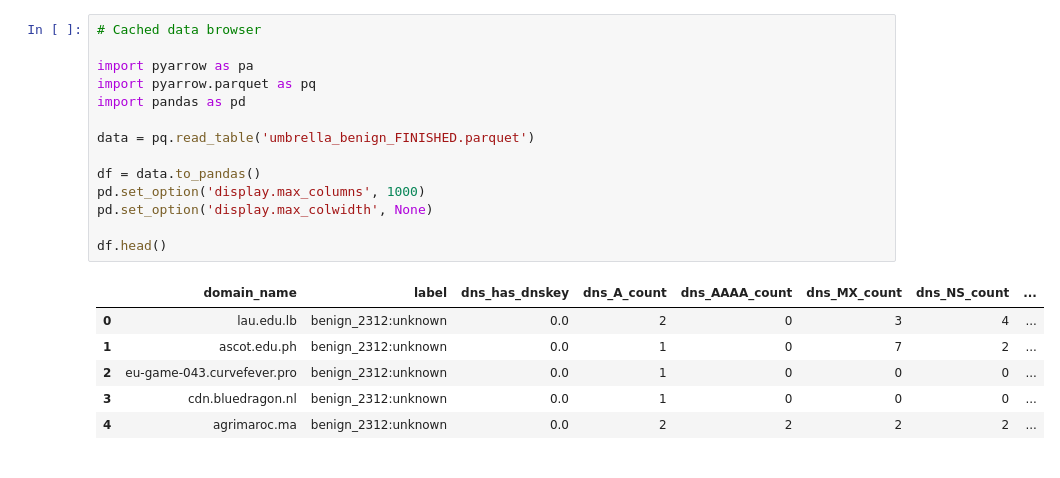
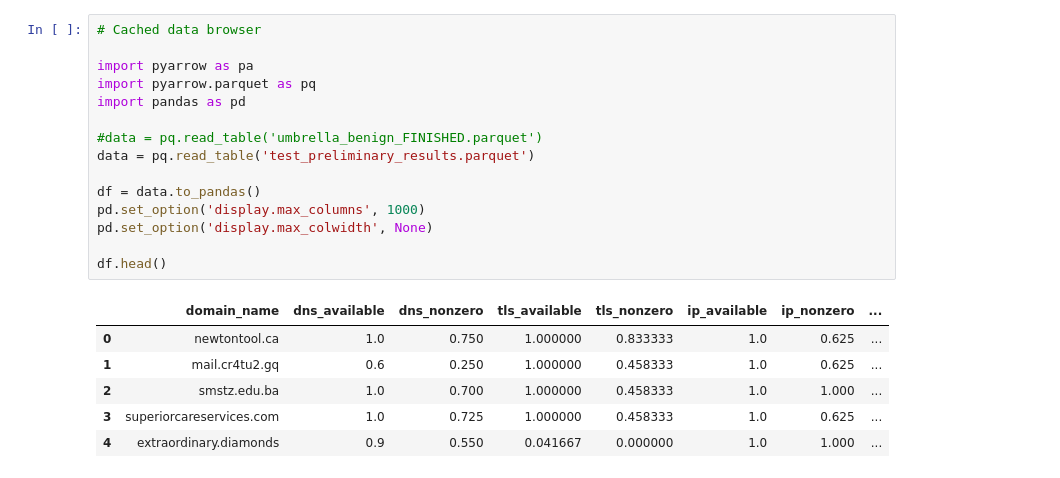
Before and after one commit to nesfit/domainradar-training, a Jupyter notebook: feature-extraction/parquetbrowse.ipynb, the cells around one changed output. Cells and saved outputs as stored; diff of their text form.

```diff
--- a/feature-extraction/parquetbrowse.ipynb
+++ b/feature-extraction/parquetbrowse.ipynb
@@ -1,21 +1,22 @@
 # %%
 # Cached data browser
 
 import pyarrow as pa
 import pyarrow.parquet as pq
 import pandas as pd
 
-data = pq.read_table('umbrella_benign_FINISHED.parquet')
+#data = pq.read_table('umbrella_benign_FINISHED.parquet')
+data = pq.read_table('test_preliminary_results.parquet')
 
 df = data.to_pandas()
 pd.set_option('display.max_columns', 1000)
 pd.set_option('display.max_colwidth', None)
 
 df.head()
 # %% [output]
-|  | domain_name | label | dns_has_dnskey | dns_A_count | dns_AAAA_count | dns_MX_count | dns_NS_count | ... |
-| 0 | lau.edu.lb | benign_2312:unknown | 0.0 | 2 | 0 | 3 | 4 | ... |
-| 1 | ascot.edu.ph | benign_2312:unknown | 0.0 | 1 | 0 | 7 | 2 | ... |
-| 2 | eu-game-043.curvefever.pro | benign_2312:unknown | 0.0 | 1 | 0 | 0 | 0 | ... |
-| 3 | cdn.bluedragon.nl | benign_2312:unknown | 0.0 | 1 | 0 | 0 | 0 | ... |
-| 4 | agrimaroc.ma | benign_2312:unknown | 0.0 | 2 | 2 | 2 | 2 | ... |
+|  | domain_name | dns_available | dns_nonzero | tls_available | tls_nonzero | ip_available | ip_nonzero | ... |
+| 0 | newtontool.ca | 1.0 | 0.750 | 1.000000 | 0.833333 | 1.0 | 0.625 | ... |
+| 1 | mail.cr4tu2.gq | 0.6 | 0.250 | 1.000000 | 0.458333 | 1.0 | 0.625 | ... |
+| 2 | smstz.edu.ba | 1.0 | 0.700 | 1.000000 | 0.458333 | 1.0 | 1.000 | ... |
+| 3 | superiorcareservices.com | 1.0 | 0.725 | 1.000000 | 0.458333 | 1.0 | 0.625 | ... |
+| 4 | extraordinary.diamonds | 0.9 | 0.550 | 0.041667 | 0.000000 | 1.0 | 1.000 | ... |
```
Also changed, not shown: parts of 7 cells of this notebook, 11 other files.
